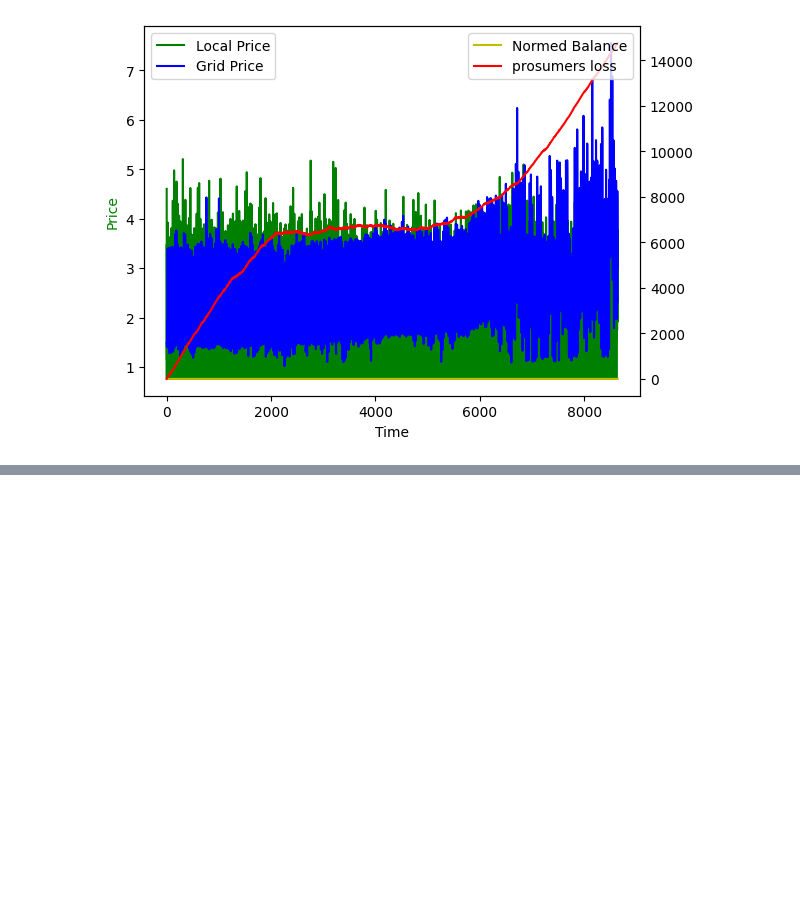
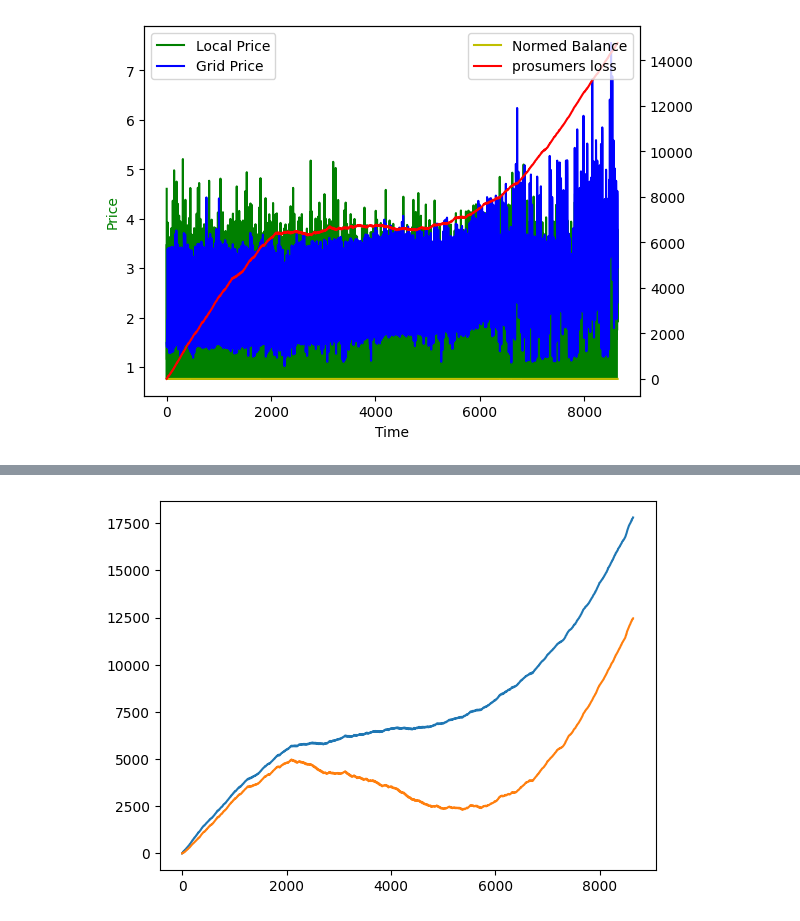
Before and after one commit to antonhlenander/CommunityFlex, a Jupyter notebook: plotting_balanceonly.ipynb, the cells around one changed output, grey strips where cells are left out. Cells and saved outputs as stored; diff of their text form; code cells hidden in the pictures; blank space fills up the shorter version.

```diff
--- a/plotting_balanceonly.ipynb
+++ b/plotting_balanceonly.ipynb
@@ -383,0 +386,6 @@ for rollout in results:
+# %%
+plt.plot(mediator_loss)
+plt.plot(prosumers_loss)
+plt.show()
+# %% [output]
+[figure, added]
```
Also changed, not shown: parts of 3 cells of this notebook, 5 other files.
